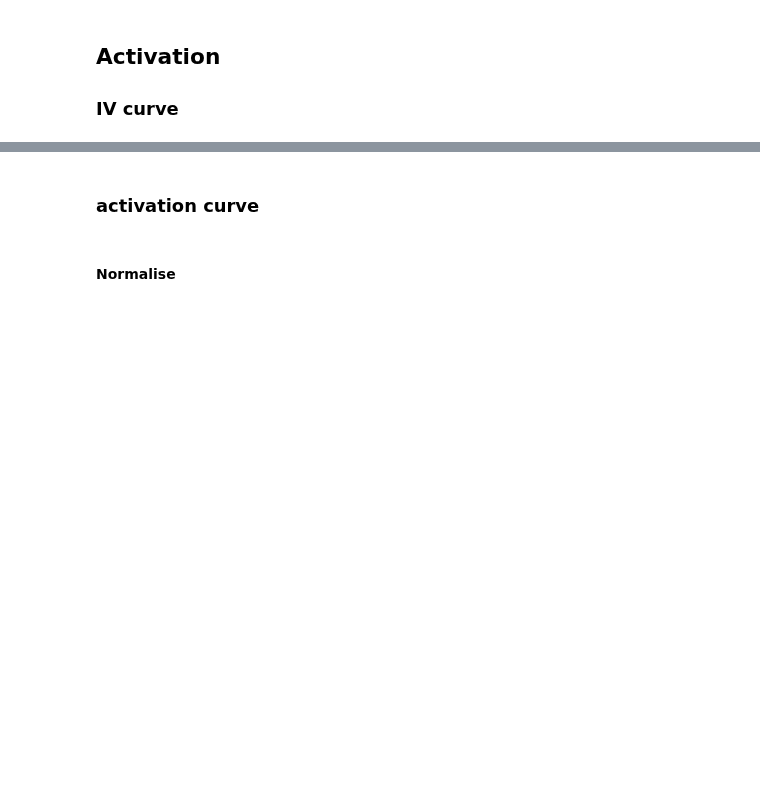
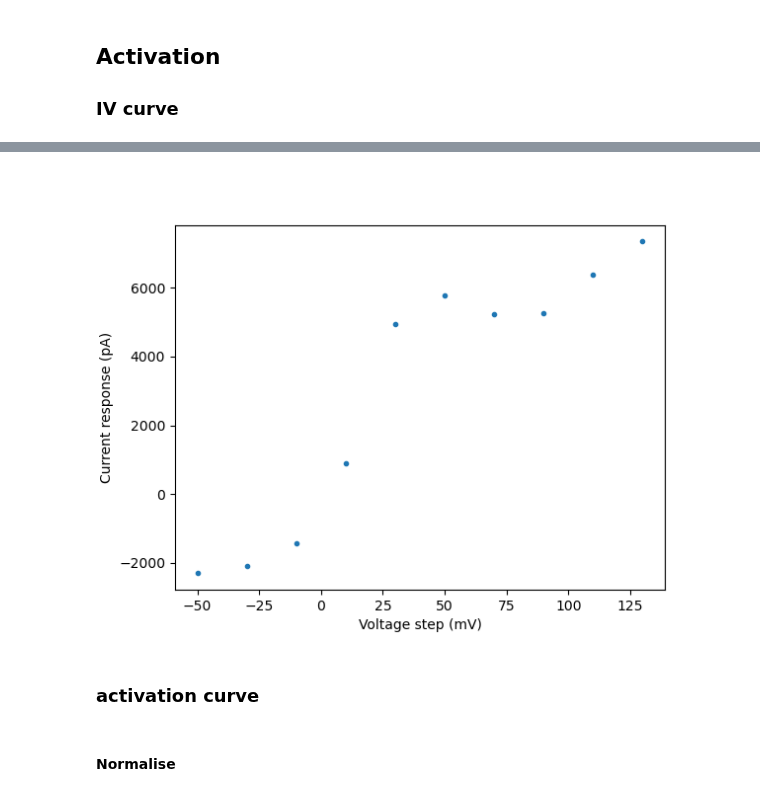
Before and after one commit to afmontarras/CSHL, a Jupyter notebook: Kv.ipynb, the cells around one changed output, grey strips where cells are left out. Drawn from its saved outputs; the diff is of its cells as text; code cells hidden in the pictures; blank space fills up the shorter version.

```diff
--- a/Kv.ipynb
+++ b/Kv.ipynb
@@ -41,19 +48,23 @@ plot_swps(f)
 # %%
+swps, swp_time, sr = get_sweeps(f)
 ## The mean on your voltage step:
 v_start = 0.011
 v_end = 0.2
 voltage_step = np.mean(swp_window(swps,v_start,v_end,sr,channel=1),axis=1)
 ## the pic response in your current:
-i_start = 0.011
-i_end = 0.03
-current_response = np.max(swp_window(swps,i_start,i_end,sr,channel=0),axis=1)
+i_start = 0.006
+i_end = 0.02
+current_window = swp_window(swps,i_start,i_end,sr,channel=0)
+current_response = np.array([swp[np.argmax(np.abs(swp))] for swp in current_window])
 ## Create a figure plot with this line:
 fig,ax = plt.subplots()
 ## the ax.plot(x,y,'line, dot,...') will plot your data to the figure
 ax.plot(voltage_step,current_response,'.')
 ax.set_xlabel('Voltage step (mV)')
 ax.set_ylabel('Current response (pA)')
 plt.show()
+# %% [output]
+[figure, added]
 # %% [markdown]
 ### activation curve
 # %% [markdown]
```
Also changed, not shown: parts of 7 cells of this notebook, 1 other file.
